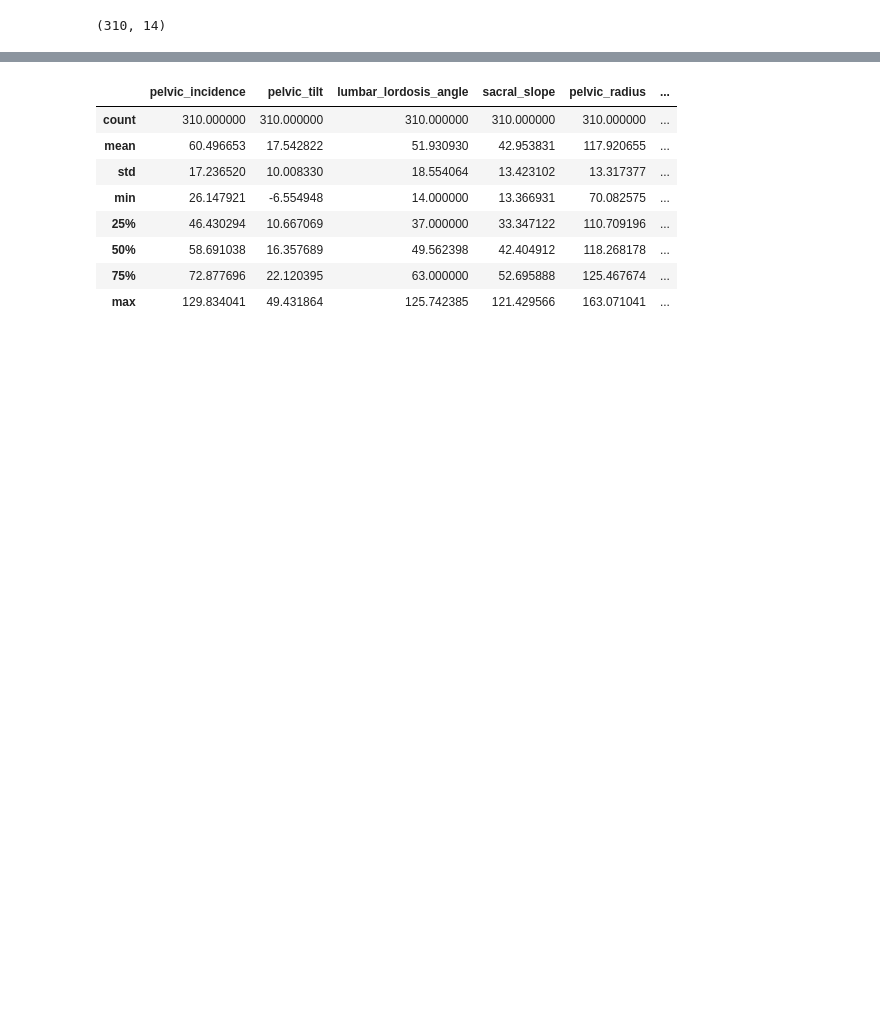
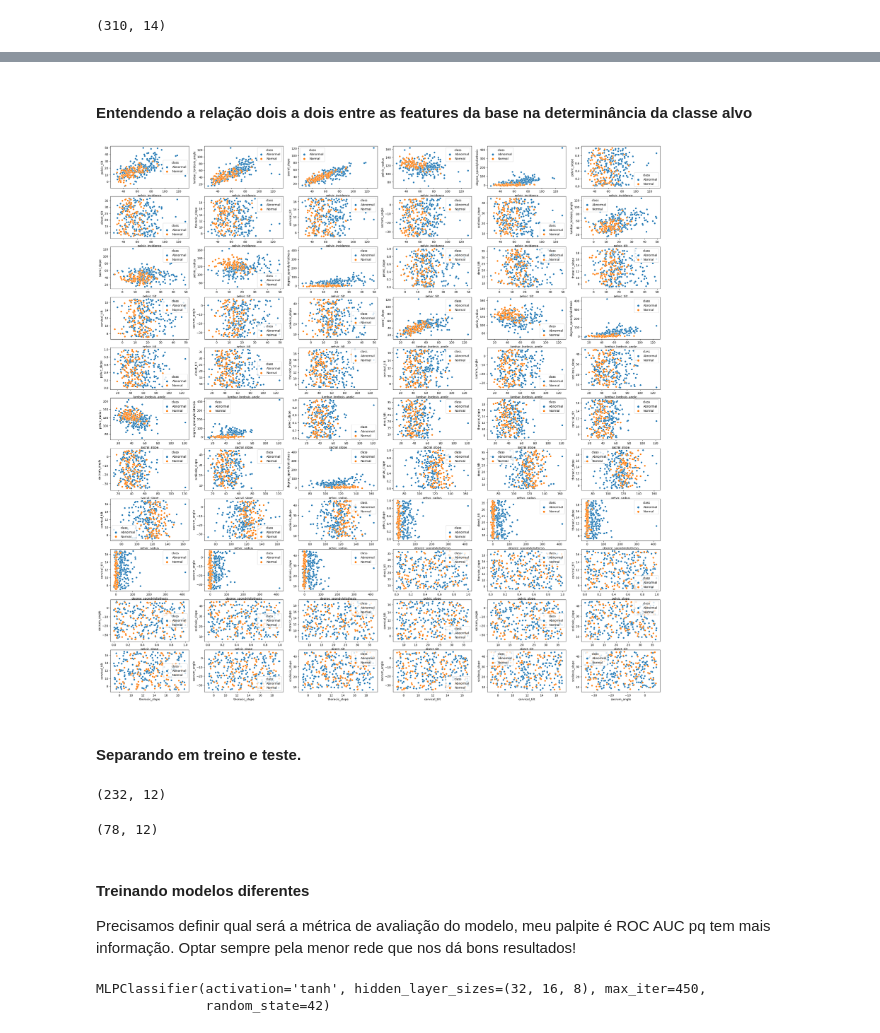
Before and after one commit to wssantiago/multilayer-perceptron, a Jupyter notebook: src/mlp.ipynb, the cells around one changed output, grey strips where cells are left out. Drawn from its saved outputs; the diff is of its cells as text; code cells hidden in the pictures; blank space fills up the shorter version.

Commit message:
Testing initial different models

```diff
--- a/src/mlp.ipynb
+++ b/src/mlp.ipynb
@@ -51,12 +70,30 @@ base[['class', 'class_int']]
-# %%
-base.describe()
-# %% [output]
-|  | pelvic_incidence | pelvic_tilt | lumbar_lordosis_angle | sacral_slope | pelvic_radius | ... |
-| count | 310.000000 | 310.000000 | 310.000000 | 310.000000 | 310.000000 | ... |
-| mean | 60.496653 | 17.542822 | 51.930930 | 42.953831 | 117.920655 | ... |
-| std | 17.236520 | 10.008330 | 18.554064 | 13.423102 | 13.317377 | ... |
-| min | 26.147921 | -6.554948 | 14.000000 | 13.366931 | 70.082575 | ... |
-| 25% | 46.430294 | 10.667069 | 37.000000 | 33.347122 | 110.709196 | ... |
-| 50% | 58.691038 | 16.357689 | 49.562398 | 42.404912 | 118.268178 | ... |
-| 75% | 72.877696 | 22.120395 | 63.000000 | 52.695888 | 125.467674 | ... |
-| max | 129.834041 | 49.431864 | 125.742385 | 121.429566 | 163.071041 | ... |
+# %% [markdown]
+#### Entendendo a relação dois a dois entre as features da base na determinância da classe alvo
+# %%
+pairs = []
+
+for i in range(12):
+    for j in range(12):
+        if i != j:
+            coli = base.columns[i]
+            colj = base.columns[j]
+            if ([coli, colj] not in pairs) and ([colj, coli] not in pairs):
+                pairs.append([coli, colj])
+# %%
+fig, ax = plt.subplots(nrows=11, ncols=6, figsize=(34,34))
+
+i=0
+j=0
+for pair in pairs:
+    if j == 6:
+        j=0
+        i += 1
+    data = base[[pair[0], pair[1], 'class']]
+    sns.scatterplot(data=data, x=pair[0], y=pair[1], hue="class", ax=ax[i][j])
+    j += 1
+
+plt.show()
+# %% [output]
+[figure, added]
+# %% [markdown]
+#### Separando em treino e teste.
@@ -62,0 +116,11 @@ base.describe()
+# %%
+X_train.shape
+# %% [output]
+(232, 12)
+# %%
+X_test.shape
+# %% [output]
+(78, 12)
+# %% [markdown]
+#### Treinando modelos diferentes
+Precisamos definir qual será a métrica de avaliação do modelo, meu palpite é ROC AUC pq tem mais informação. Optar sempre pela menor rede que nos dá bons resultados!
@@ -62,0 +129,5 @@ base.describe()
+# %%
+model.fit(X_train, y_train)
+# %% [output]
+MLPClassifier(activation='tanh', hidden_layer_sizes=(32, 16, 8), max_iter=450,
+              random_state=42)
```
Also changed, not shown: parts of 23 cells of this notebook, 32 other files.
